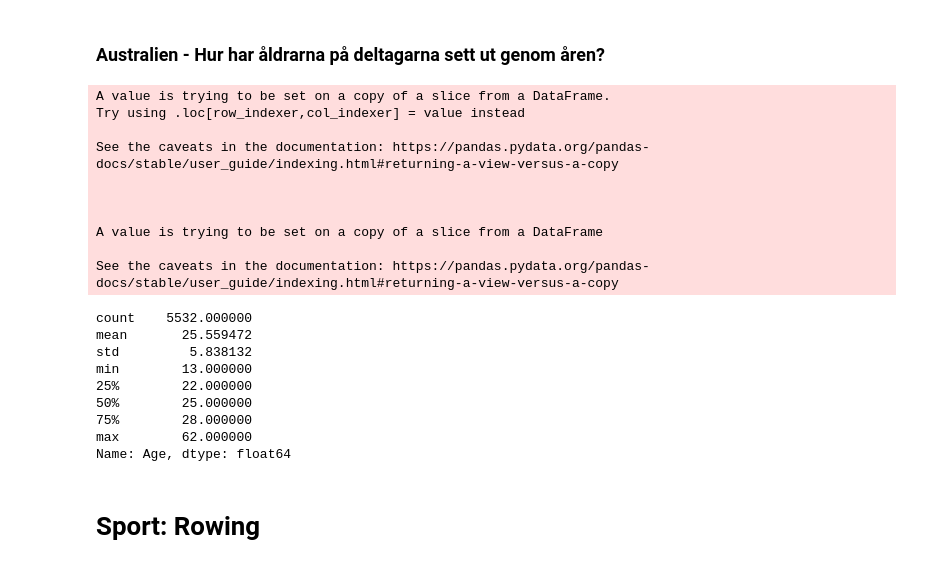
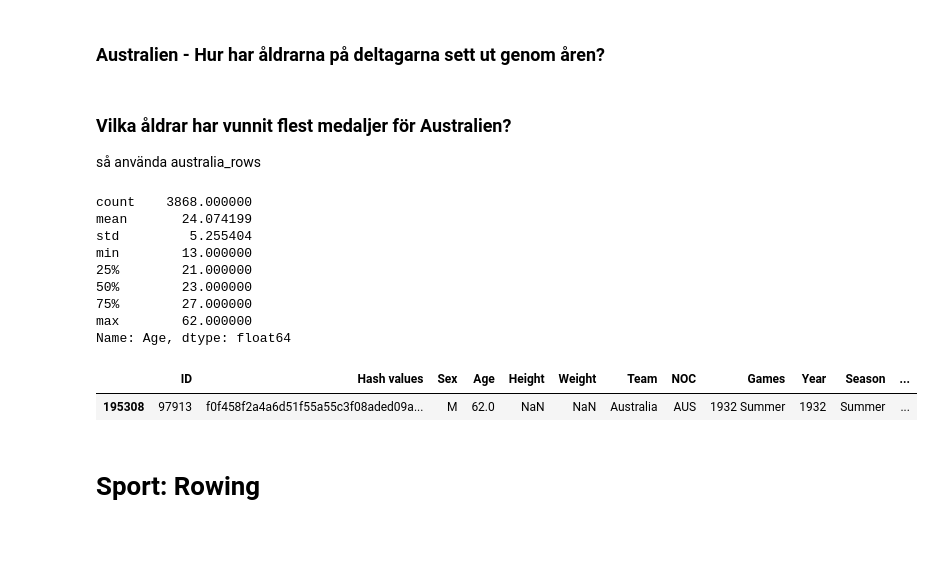
Before and after one commit to pontuskungsbacka/Project_OS_Australia, a Jupyter notebook: notebooks/Julia.ipynb, the cells around one changed output. Cells and saved outputs as stored; diff of their text form; code cells hidden in the pictures; blank space fills up the shorter version.

```diff
--- a/notebooks/Julia.ipynb
+++ b/notebooks/Julia.ipynb
@@ -31,10 +32,7 @@ athlete_ages.drop(columns=["Name"],inplace=True)
 ### Australien - Hur har åldrarna på deltagarna sett ut genom åren?
 # %%
 australia_rows = athlete_ages[(athlete_ages['NOC'] == 'AUS') | (athlete_ages['NOC'] == 'ANZ')]
-
-australia_rows_uniqueID = australia_rows.drop_duplicates(subset=['ID', 'Year'])
-australia_rows_uniqueID['Year'] = australia_rows_uniqueID["Year"].astype(int)
-australia_rows_uniqueID.sort_values('Year', inplace=True)
+australia_rows_uniqueID = australia_rows.drop_duplicates(subset=['ID'])
 
 fig_hist1 = px.histogram(
     australia_rows_uniqueID,
@@ -44,14 +42,7 @@ fig_hist1 = px.histogram(
 )
 
 fig_hist1.show()
-# %% [output]
-A value is trying to be set on a copy of a slice from a DataFrame.
-Try using .loc[row_indexer,col_indexer] = value instead
-
-See the caveats in the documentation: https://pandas.pydata.org/pandas-docs/stable/user_guide/indexing.html#returning-a-view-versus-a-copy
-
-
-
-A value is trying to be set on a copy of a slice from a DataFrame
-
-See the caveats in the documentation: https://pandas.pydata.org/pandas-docs/stable/user_guide/indexing.html#returning-a-view-versus-a-copy
+# %% [markdown]
+### Vilka åldrar har vunnit flest medaljer för Australien?
+
+så använda australia_rows
@@ -58,15 +60,20 @@ See the caveats in the documentation: https://pandas.pydata.org/pandas-docs/stab
 # %%
 australia_rows_uniqueID['Age'].describe()
 # %% [output]
-count    5532.000000
-mean       25.559472
-std         5.838132
+count    3868.000000
+mean       24.074199
+std         5.255404
 min        13.000000
-25%        22.000000
-50%        25.000000
-75%        28.000000
+25%        21.000000
+50%        23.000000
+75%        27.000000
 max        62.000000
 Name: Age, dtype: float64
+# %%
+australia_rows_uniqueID[australia_rows_uniqueID['Age']==62]
+# %% [output]
+|  | ID | Hash values | Sex | Age | Height | Weight | Team | NOC | Games | Year | Season | ... |
+| 195308 | 97913 | f0f458f2a4a6d51f55a55c3f08aded09a... | M | 62.0 | NaN | NaN | Australia | AUS | 1932 Summer | 1932 | Summer | ... |
 # %% [markdown]
 # Sport: Rowing
 # %% [markdown]
```
Also changed, not shown: parts of 15 cells of this notebook, 2 other files.
